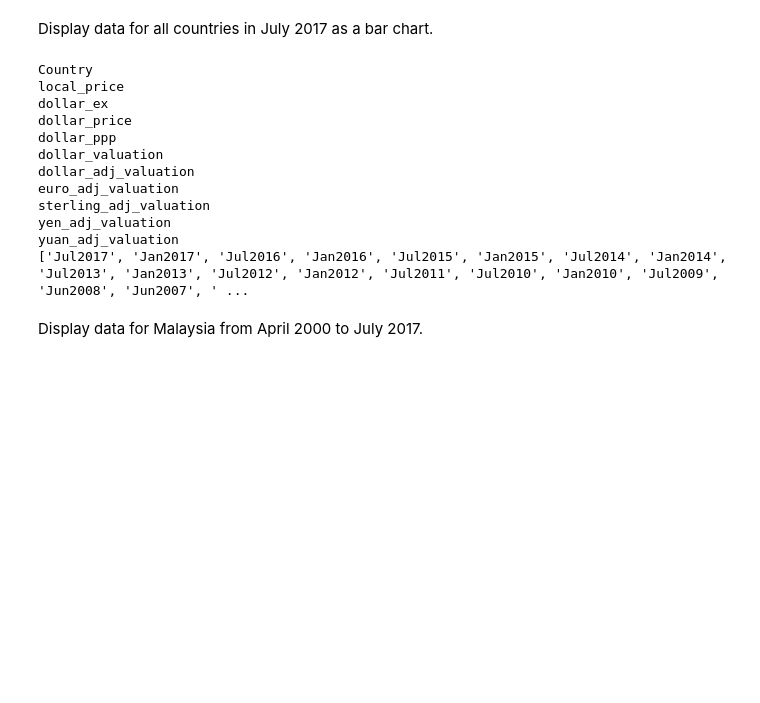
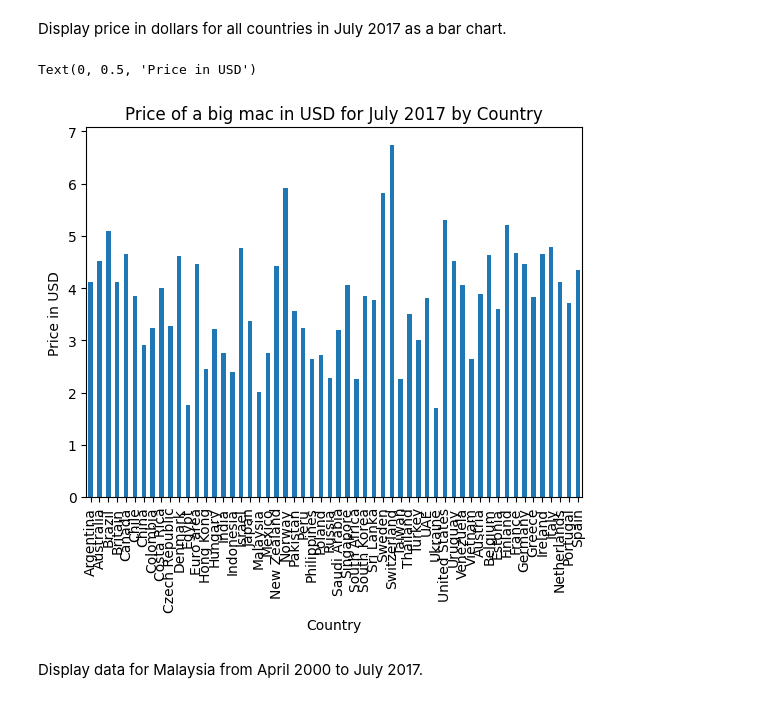
Before and after one commit to sasha704/big-mac-analysis, a Jupyter notebook: analysis.ipynb, the cells around one changed output. Cells and saved outputs as stored; diff of their text form; code cells hidden in the pictures; blank space fills up the shorter version.

Commit message:
july 2017 graph completed

```diff
--- a/analysis.ipynb
+++ b/analysis.ipynb
@@ -7,25 +13,20 @@ data_full = pd.ExcelFile('BMFile2000toJul2017.xls')
 # %% [markdown]
-Display data for all countries in July 2017 as a bar chart.
+Display price in dollars for all countries in July 2017 as a bar chart.
-# %%
-data_july_2017 = pd.read_excel(data_full, 'Jul2017')
-
-for column_headers in data_july_2017.columns:
-    print(column_headers)
-
-print(data_full.sheet_names)
-# %% [output]
-Country
-local_price
-dollar_ex
-dollar_price
-dollar_ppp
-dollar_valuation
-dollar_adj_valuation
-euro_adj_valuation
-sterling_adj_valuation
-yen_adj_valuation
-yuan_adj_valuation
-['Jul2017', 'Jan2017', 'Jul2016', 'Jan2016', 'Jul2015', 'Jan2015', 'Jul2014', 'Jan2014', 'Jul2013', 'Jan2013', 'Jul2012', 'Jan2012', 'Jul2011', 'Jul2010', 'Jan2010', 'Jul2009', 'Jun2008', 'Jun2007', ' ...
+# %%
+# set data from July 2017 as a dataframe
+data_july_2017 = pd.read_excel(data_full, 'Jul2017')
+
+# set the index to the country
+data_july_2017 = data_july_2017.set_index('Country')
+
+# plot the data
+dollar_july_2017 = data_july_2017['dollar_price'].plot(kind="bar", title='Price of a big mac in USD for July 2017 by Country')
+
+# add the relevant y label
+dollar_july_2017.set_ylabel("Price in USD")
+# %% [output]
+Text(0, 0.5, 'Price in USD')
+[figure, added]
 # %% [markdown]
 Display data for Malaysia from April 2000 to July 2017.
 # %% [markdown]
```
Also changed, not shown: parts of 2 cells of this notebook, 1 other file.
